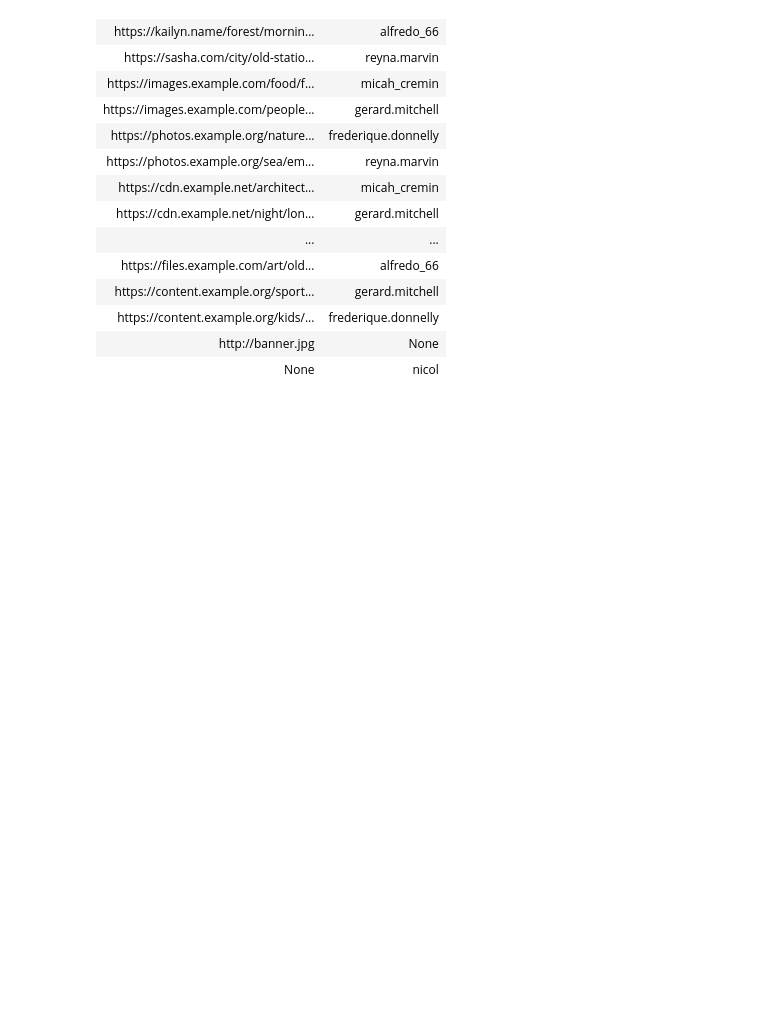
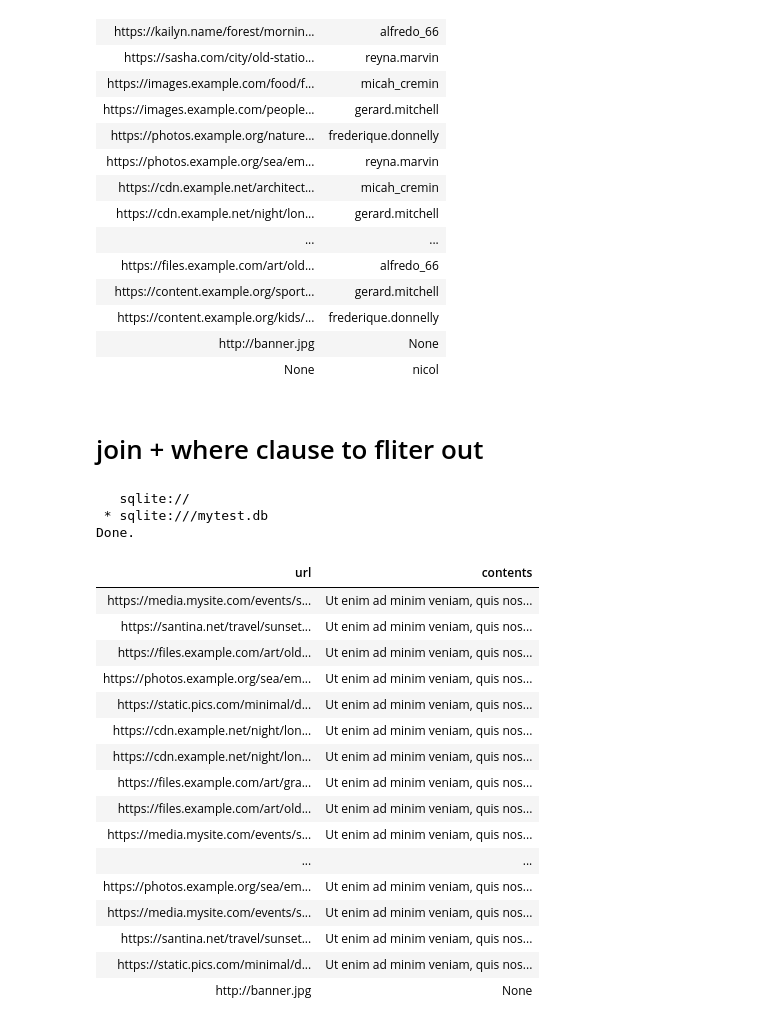
Before and after one commit to alirezaghorbani1983/psql_training, a Jupyter notebook: psql_1.ipynb, the cells around one changed output. Drawn from its saved outputs; the diff is of its cells as text; code cells hidden in the pictures; blank space fills up the shorter version.

Commit message:
join + where clause

```diff
--- a/psql_1.ipynb
+++ b/psql_1.ipynb
@@ -1218,3 +1218,32 @@ Done.
 | https://content.example.org/kids/... | frederique.donnelly |
 | http://banner.jpg | None |
 | None | nicol |
+# %% [markdown]
+# join + where clause to fliter out
+# %%
+%%sql
+
+select url,contents
+from comments
+full join photos on photos.id = comments.photo_id;
+# %% [output]
+   sqlite://
+ * sqlite:///mytest.db
+Done.
+| url | contents |
+| https://media.mysite.com/events/s... | Ut enim ad minim veniam, quis nos... |
+| https://santina.net/travel/sunset... | Ut enim ad minim veniam, quis nos... |
+| https://files.example.com/art/old... | Ut enim ad minim veniam, quis nos... |
+| https://photos.example.org/sea/em... | Ut enim ad minim veniam, quis nos... |
+| https://static.pics.com/minimal/d... | Ut enim ad minim veniam, quis nos... |
+| https://cdn.example.net/night/lon... | Ut enim ad minim veniam, quis nos... |
+| https://cdn.example.net/night/lon... | Ut enim ad minim veniam, quis nos... |
+| https://files.example.com/art/gra... | Ut enim ad minim veniam, quis nos... |
+| https://files.example.com/art/old... | Ut enim ad minim veniam, quis nos... |
+| https://media.mysite.com/events/s... | Ut enim ad minim veniam, quis nos... |
+| ... | ... |
+| https://photos.example.org/sea/em... | Ut enim ad minim veniam, quis nos... |
+| https://media.mysite.com/events/s... | Ut enim ad minim veniam, quis nos... |
+| https://santina.net/travel/sunset... | Ut enim ad minim veniam, quis nos... |
+| https://static.pics.com/minimal/d... | Ut enim ad minim veniam, quis nos... |
+| http://banner.jpg | None |
```
Also changed, not shown: parts of 1 cell of this notebook, 1 other file.
